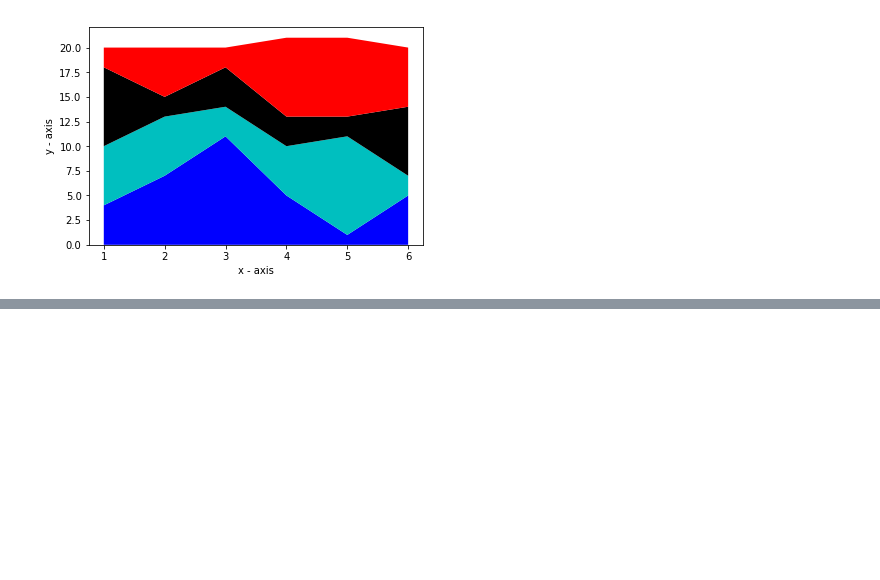
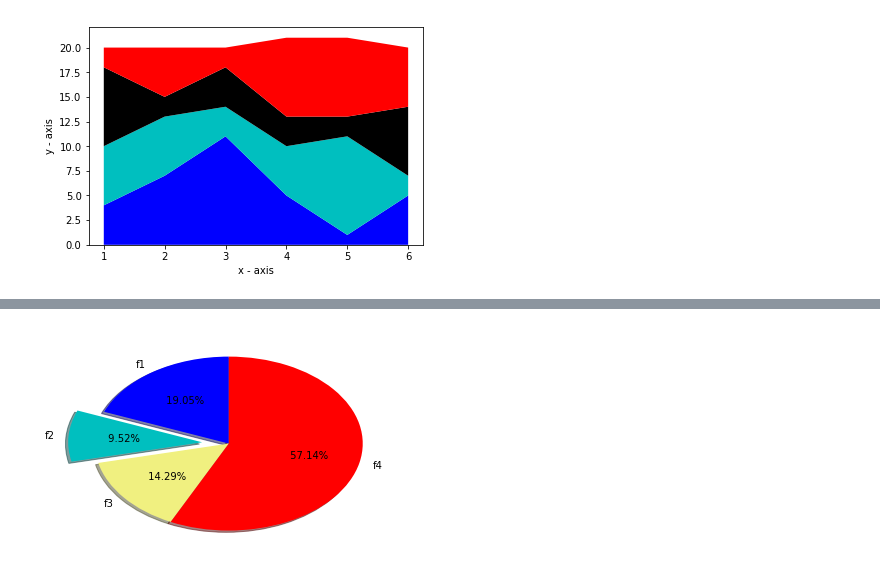
Before and after one commit to surya1singh/matplotlib_examples, a Jupyter notebook: basic.ipynb, the cells around one changed output, grey strips where cells are left out. Saved outputs shown, nothing was run; the diff lists cells and outputs as text; code cells hidden in the pictures; blank space fills up the shorter version.

```diff
--- a/basic.ipynb
+++ b/basic.ipynb
@@ -126,0 +137,14 @@ plt.show()
+# %%
+slices = [4,2,3,12]
+lbls = ['f1','f2','f3','f4']
+clrs = ['b','c','#f0f080','red']
+plt.pie(slices,
+        labels=lbls,
+        colors=clrs,
+        startangle=90,
+        shadow=True,
+        explode=(0,0.2,0,0),
+        autopct='% 1.2f% %')
+plt.show()
+# %% [output]
+[figure, added]
```
Also changed, not shown: parts of 3 cells of this notebook.
